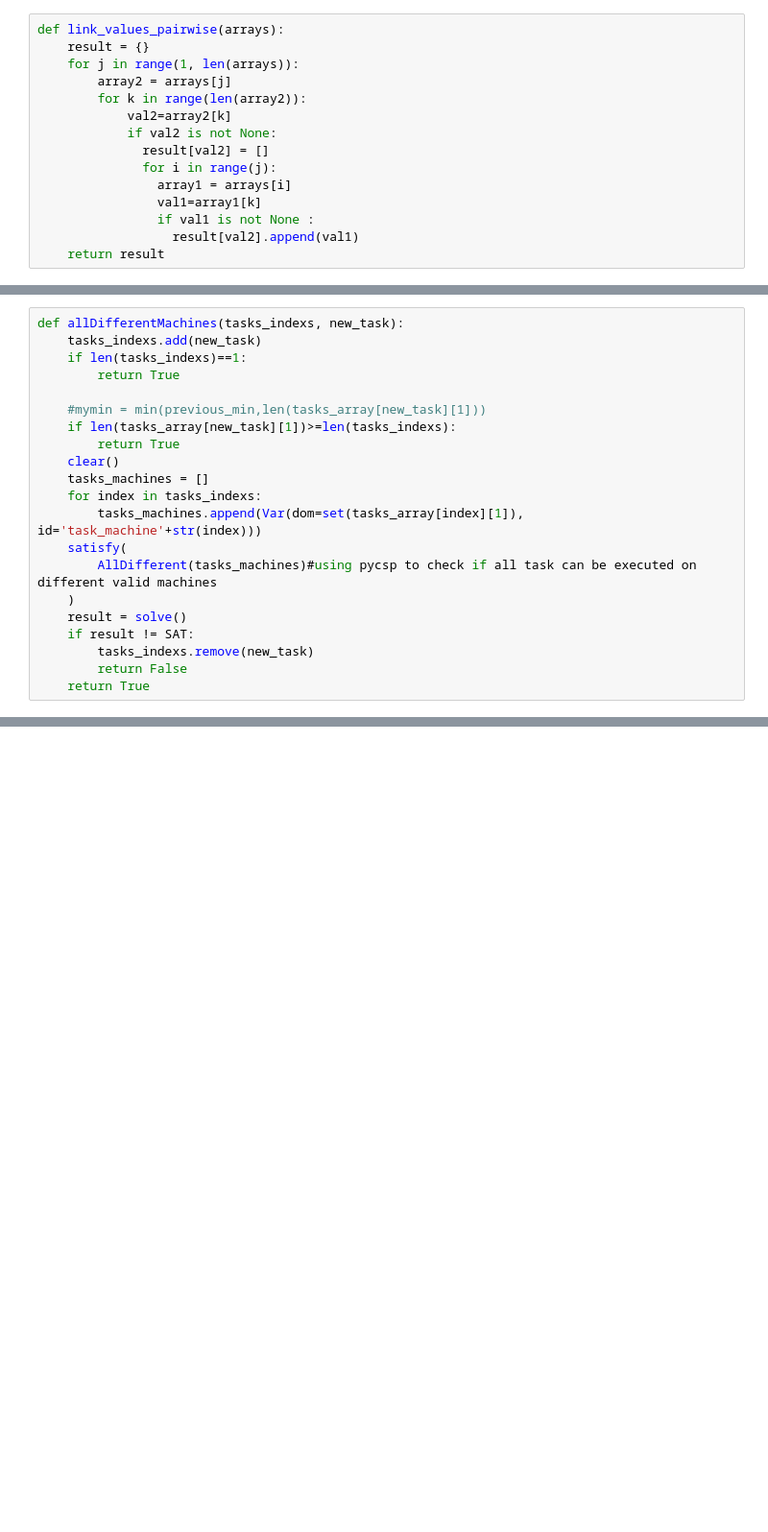
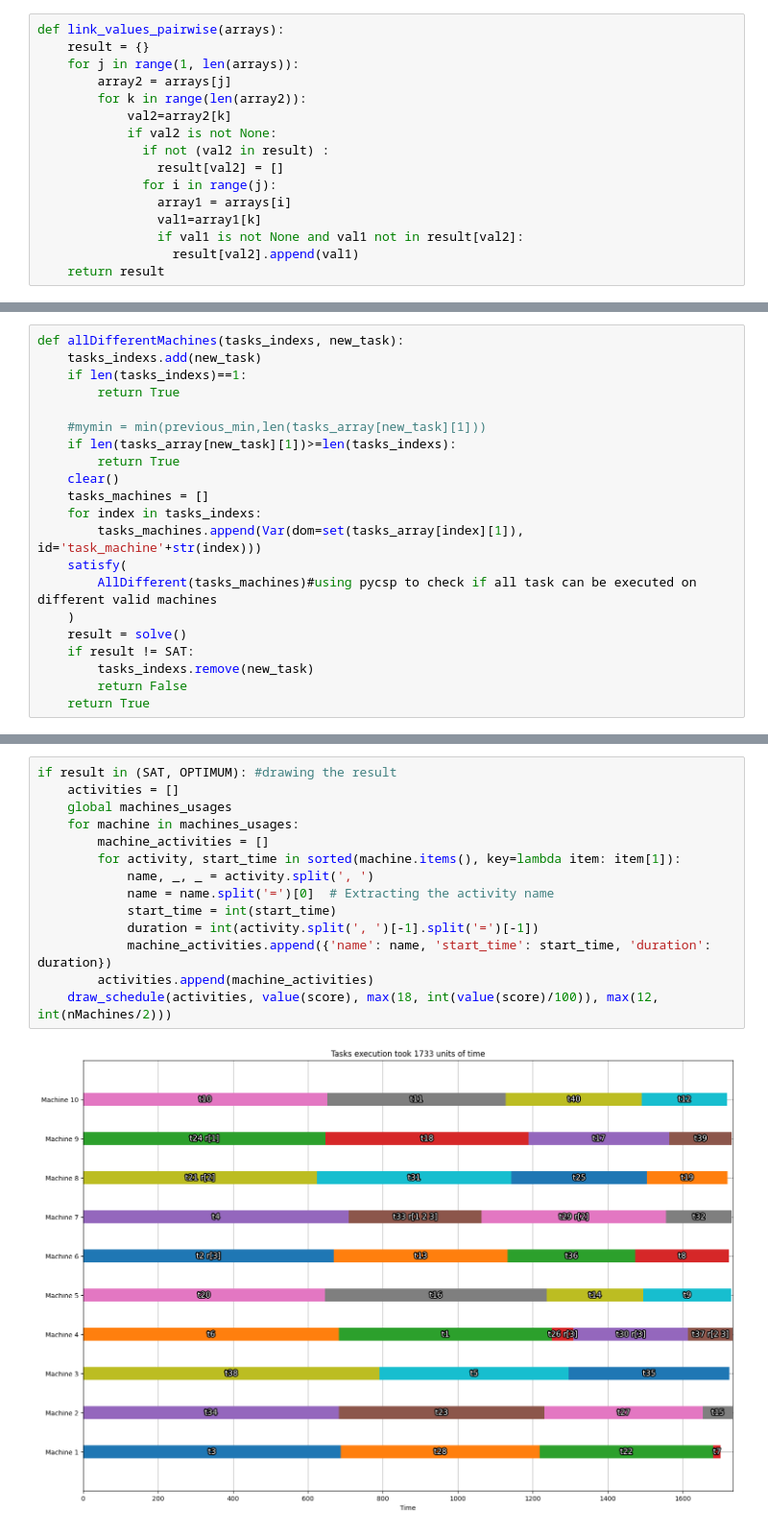
Before and after one commit to Keydouu/Scheduling-Problem, a Jupyter notebook: tasks_scheduling_version_7_yc.ipynb, the cells around one changed output, grey strips where cells are left out. Shown at 96% size. Saved outputs shown, nothing was run; the diff lists cells and outputs as text; blank space fills up the shorter version.

```diff
--- a/tasks_scheduling_version_7_yc.ipynb
+++ b/tasks_scheduling_version_7_yc.ipynb
@@ -23,10 +30,11 @@ def link_values_pairwise(arrays):
         for k in range(len(array2)):
             val2=array2[k]
             if val2 is not None:
-              result[val2] = []
+              if not (val2 in result) :
+                result[val2] = []
               for i in range(j):
                 array1 = arrays[i]
                 val1=array1[k]
-                if val1 is not None :
+                if val1 is not None and val1 not in result[val2]:
                   result[val2].append(val1)
     return result
@@ -400,0 +449,16 @@ if result in (SAT, OPTIMUM): #drawing the result
+# %%
+if result in (SAT, OPTIMUM): #drawing the result
+    activities = []
+    global machines_usages
+    for machine in machines_usages:
+        machine_activities = []
+        for activity, start_time in sorted(machine.items(), key=lambda item: item[1]):
+            name, _, _ = activity.split(', ')
+            name = name.split('=')[0]  # Extracting the activity name
+            start_time = int(start_time)
+            duration = int(activity.split(', ')[-1].split('=')[-1])
+            machine_activities.append({'name': name, 'start_time': start_time, 'duration': duration})
+        activities.append(machine_activities)
+    draw_schedule(activities, value(score), max(18, int(value(score)/100)), max(12, int(nMachines/2)))
+# %% [output]
+[figure, added]
```
Also changed, not shown: parts of 31 cells of this notebook, 11 other files.
